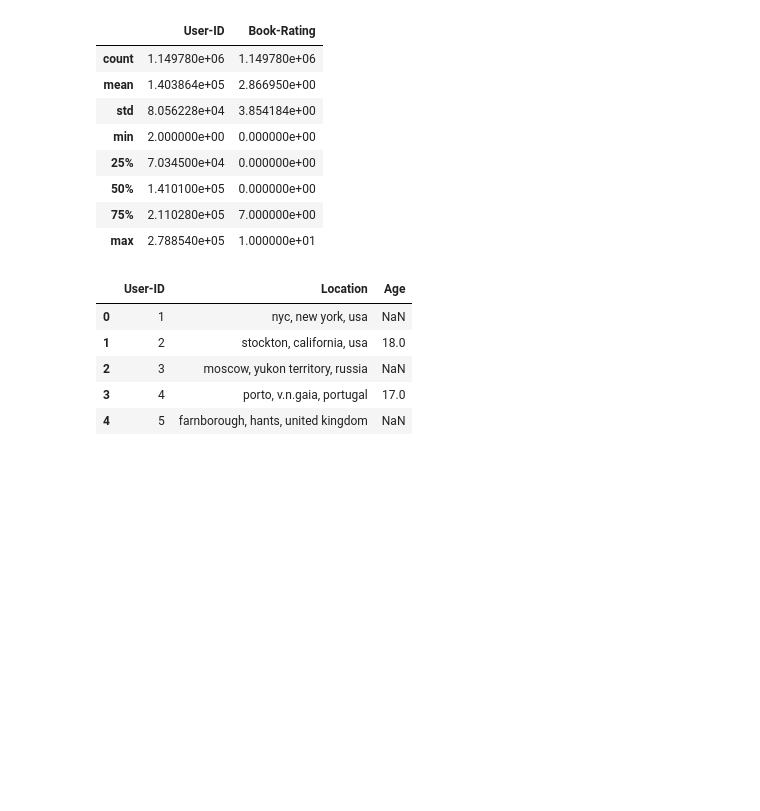
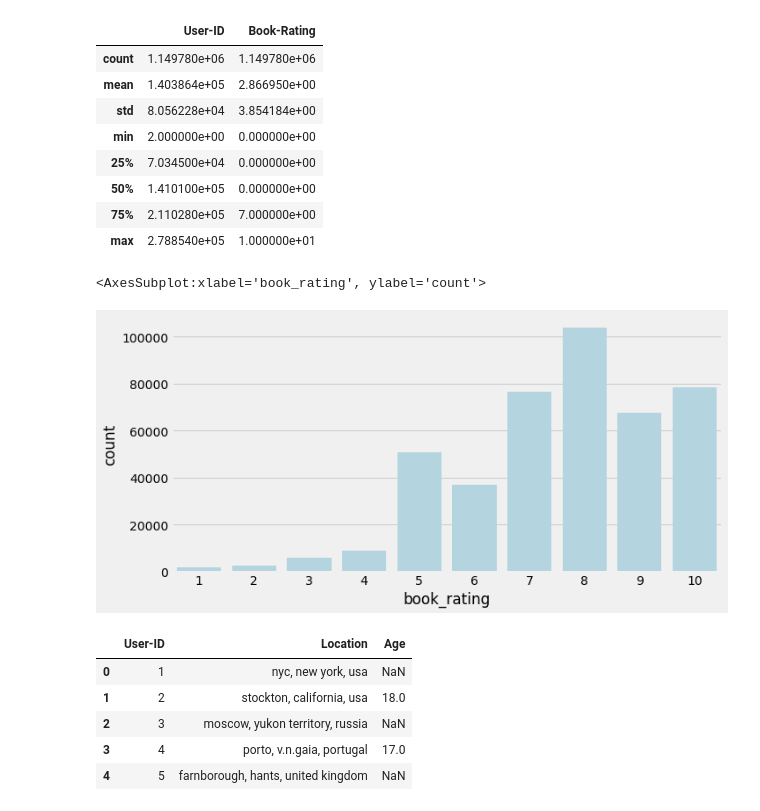
Before and after one commit to amrirasyidi/book_recommendation, a Jupyter notebook: fcc_book_recc_EDA.ipynb, the cells around one changed output. Drawn from its saved outputs; the diff is of its cells as text; code cells hidden in the pictures; blank space fills up the shorter version.

```diff
--- a/fcc_book_recc_EDA.ipynb
+++ b/fcc_book_recc_EDA.ipynb
@@ -103,0 +124,7 @@ books.describe()
+# %%
+# checking if there are values other than digits in all columns
+
+print("columns with non digit value")
+
+for i in books.columns:
+    print(i,books[i].str.isdigit().any())
@@ -103,0 +147,14 @@ books.describe()
+# %%
+# rename the columns name
+def col_rename_f(data = books):
+    col_rename = {i:i.lower().replace("-","_") for i in data.columns}
+
+    data = data.rename(
+        columns = col_rename
+    )
+
+    return data
+
+books_clean = books.copy(deep = True)
+
+books_clean = col_rename_f(books_clean)
@@ -122,6 +210,19 @@ ratings.describe()
 | 50% | 1.410100e+05 | 0.000000e+00 |
 | 75% | 2.110280e+05 | 7.000000e+00 |
 | max | 2.788540e+05 | 1.000000e+01 |
+# %%
+ratings_clean = ratings.copy(deep = True)
+ratings_clean = col_rename_f(ratings_clean)
+# %%
+fig, ax = plt.subplots(figsize = (10,5))
+
+sns.countplot(
+    ratings_clean[ratings_clean['book_rating']!=0]['book_rating'],
+    color = 'lightblue'
+)
+# %% [output]
+<AxesSubplot:xlabel='book_rating', ylabel='count'>
+[figure, added]
 # %%
 users.head()
 # %% [output]
```
Also changed, not shown: parts of 18 cells of this notebook.
